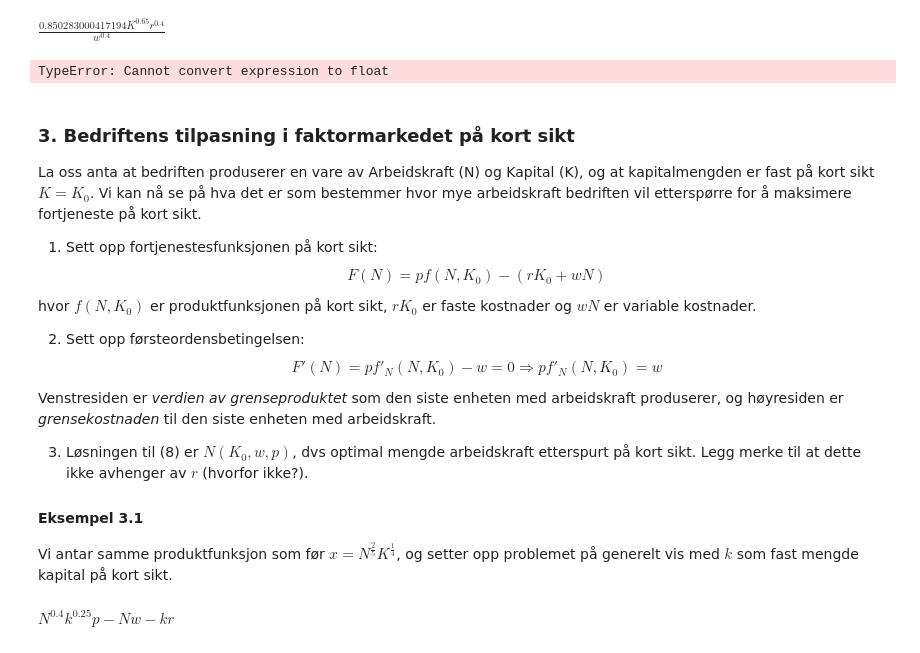
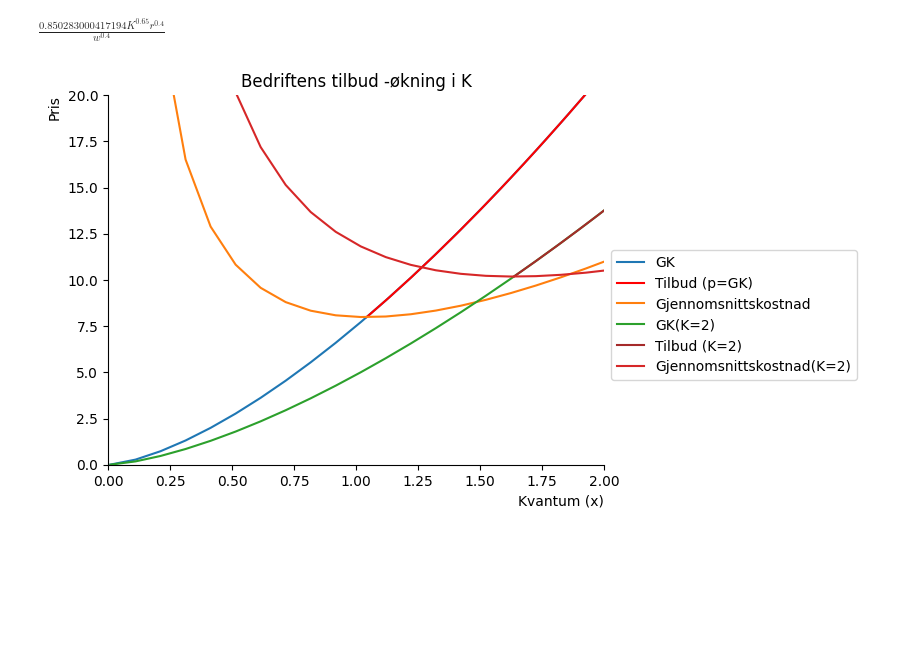
Before and after one commit to DanielFabioG/SOK-1003-og-SOK-1006, a Jupyter notebook: sok-1006/Arbeidskrav/Arbeidskrav7.ipynb, the cells around one changed output. Drawn from its saved outputs; the diff is of its cells as text; code cells hidden in the pictures; blank space fills up the shorter version.

```diff
--- a/sok-1006/Arbeidskrav/Arbeidskrav7.ipynb
+++ b/sok-1006/Arbeidskrav/Arbeidskrav7.ipynb
@@ -231,80 +231,41 @@ $\displaystyle \frac{15 w \sqrt{x}}{4 K^{\frac{5}{8}}}$
 # %%
 # vi gjør klart for å plotte
-Kostnad_fn=sp.lambdify(x, Kostnad)
+Kostnad_fn_2=sp.lambdify((x,w,r,K), Kostnad_2)
 
-GK_fn=sp.lambdify(x, GK)
+GK_fn_2=sp.lambdify((x,w,r,K), GK_2)
 
-display(Kostnad_fn(x))
-display(GK_fn(x))
+display(Kostnad_fn_2(x,w,r,K))
+display(GK_fn_2(x,w,r,K))
 # %% [output]
 $\displaystyle \frac{w x^{2.5}}{K^{0.625}} + K r$
 $\displaystyle \frac{2.5 w x^{1.5}}{K^{0.625}}$
 # %%
-def AC(x):
-    return Kostnad_fn(x)/x
+def AC_2(x,w,r,K):
+    return Kostnad_fn_2(x,w,r,K)/x
 # finn lavest x som gir positiv fortjeneste, dvs reservasjonsprisen
 
-lavest_x=sp.solve(AC(x)-GK_fn(x),x)[2]
-lavest_x
+break_even=sp.solve(AC_2(x,w,r,K)-GK_fn_2(x,w,r,K),x)[2]
+break_even
 # %% [output]
 $\displaystyle \frac{0.850283000417194 K^{\frac{13}{20}} r^{\frac{2}{5}}}{w^{\frac{2}{5}}}$
 # %%
-lavest_x = sp.lambdify(x,lavest_x)
+break_even_fn = sp.lambdify((w,r,K),break_even)
 
-display(lavest_x(x))
+break_even_fn(w,r,K)
 # %% [output]
 $\displaystyle \frac{0.850283000417194 K^{0.65} r^{0.4}}{w^{0.4}}$
 # %%
-x_num=np.linspace(0.01,10,100)
-x_k= np.linspace(float(lavest_x(x)),10,100)
-def create_basis():
-    fig, ax = plt.subplots()
-    ax.set_ylabel('Pris', loc='top')
-    ax.set_xlabel('Kvantum (x)', loc='right')
-    ax.set(xlim=(0,2))
-    ax.set(ylim=(0,20))
-    ax.spines['top'].set_color('none')
-    ax.spines['right'].set_color('none')
-    ax.plot(x_num, GK_fn(x_num), label = 'GK')
-    ax.plot(x_k, GK_fn(x_k), color='red', label = 'Tilbud (p=GK)')
-    ax.plot(x_num, AC(x_num), label = 'Gjennomsnittskostnad')
-    return fig, ax
+# utgangspunkt var K=1, w=3, r=5
+x_k= np.linspace(float(break_even_fn(3,5,2)),10,100)
+
 
 fig, ax = create_basis()
+# nytt utgangspunkt K=2, w=3, r=5
+ax.plot(x_num, GK_fn_2(x_num,3,2,2), label = 'GK(K=2)')
+ax.plot(x_k, GK_fn_2(x_k,3,2,2), color='brown', label = 'Tilbud (K=2)')
+ax.plot(x_num, AC_2(x_num,3,5,2), label = 'Gjennomsnittskostnad(K=2)')
 
-ax.set_title('Bedriftens tilbud - basisfigur')
-ax.legend(loc='best', bbox_to_anchor=(1.5, 0.5));
+ax.set_title('Bedriftens tilbud -økning i K')
+ax.legend(bbox_to_anchor=(1, 0.6));
 # %% [output]
-TypeError: Cannot convert expression to float
+[figure, added]
-# %% [markdown]
-### 3. Bedriftens tilpasning i faktormarkedet på kort sikt
-
-La oss anta at bedriften produserer en vare av Arbeidskraft (N) og Kapital (K), og at kapitalmengden er fast på kort sikt $K=K_0$. Vi kan nå se på hva det er som bestemmer hvor mye arbeidskraft bedriften vil etterspørre for å maksimere fortjeneste på kort sikt.
-
-
-1. Sett opp fortjenestesfunksjonen på kort sikt:
-$$ F(N) = p f(N, K_0) - (rK_0 + w N)\tag{7}$$
-
-hvor $f(N, K_0)$ er produktfunksjonen på kort sikt, $rK_0$ er faste kostnader og $wN$ er variable kostnader.
-
-2. Sett opp førsteordensbetingelsen:
-$$ F'(N) = p f'_N(N, K_0) - w = 0\Rightarrow p f'_N(N, K_0) = w  \tag{8}$$
-
-Venstresiden er *verdien av grenseproduktet* som den siste enheten med arbeidskraft produserer, og høyresiden er *grensekostnaden* til den siste enheten med arbeidskraft.
-
-3. Løsningen til (8) er $N(K_0, w, p)$, dvs optimal mengde arbeidskraft etterspurt på kort sikt. Legg merke til at dette ikke avhenger av $r$ (hvorfor ikke?).
-
-#### Eksempel 3.1
-Vi antar samme produktfunksjon som før $x = N^{\frac{2}{5}}K^{\frac{1}{4}}$, og setter opp problemet på generelt vis med $k$ som fast mengde kapital på kort sikt.
-# %%
-# Overskuddsmaksimering på kort sikt
-
-k,w,r = sp.symbols('k w r', real=True, positive=True)
-
-def prod(N,k):
-    return N**(0.4)*k**(0.25)
-def profitt_ks(N, k, p, w, r):
-    return p*prod(N,k) - w*N-r*k
-profitt_ks(N,k, p, w, r)
-# %% [output]
-$\displaystyle N^{0.4} k^{0.25} p - N w - k r$
```
Also changed, not shown: parts of 17 cells of this notebook.
